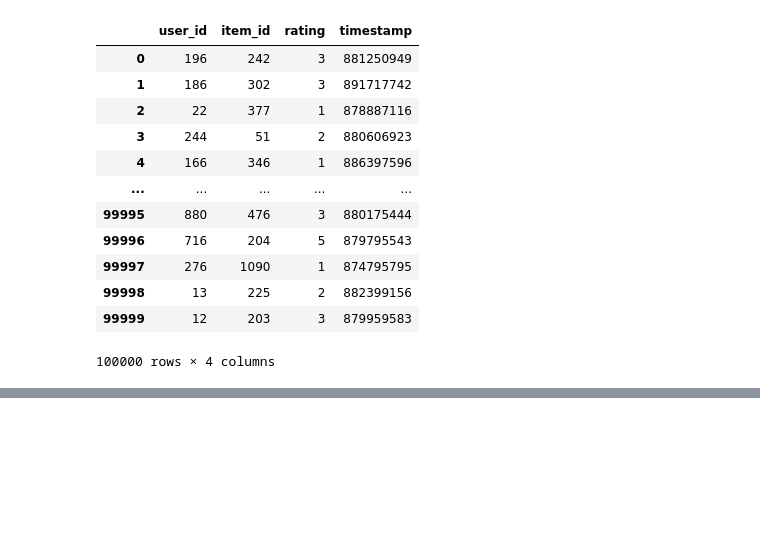
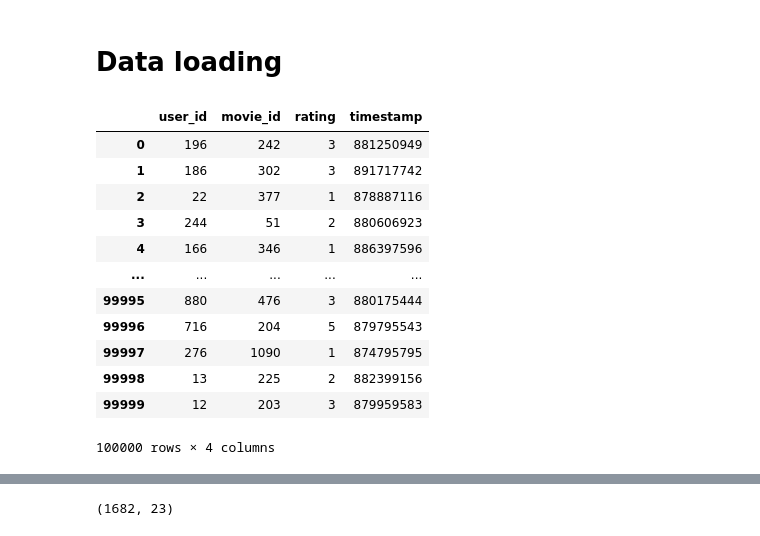
Before and after one commit to Kadaverciant/movie-recommender-system, a Jupyter notebook: notebooks/1.0-initial-data-exploration.ipynb, the cells around one changed output, grey strips where cells are left out. Drawn from its saved outputs; the diff is of its cells as text; code cells hidden in the pictures; blank space fills up the shorter version.

```diff
--- a/notebooks/1.0-initial-data-exploration.ipynb
+++ b/notebooks/1.0-initial-data-exploration.ipynb
@@ -1,11 +1,13 @@
 # %%
 import pandas as pd
 import numpy as np
+# %% [markdown]
+# Data loading
 # %%
-df_data = pd.read_csv("../data/raw/ml-100k/u.data", sep='\t', header=None, names=['user_id', 'item_id', 'rating', 'timestamp'])
-df_data
+data = pd.read_csv("../data/raw/ml-100k/u.data", sep='\t', header=None, names=['user_id', 'movie_id', 'rating', 'timestamp'])
+data
 # %% [output]
-|  | user_id | item_id | rating | timestamp |
+|  | user_id | movie_id | rating | timestamp |
 | 0 | 196 | 242 | 3 | 881250949 |
 | 1 | 186 | 302 | 3 | 891717742 |
 | 2 | 22 | 377 | 1 | 878887116 |
@@ -54,3 +61,7 @@ df_item
 | 1680 | 1681 | You So Crazy (1994) | 01-Jan-1994 | http://us.imdb.com/M/title-exact?... | 0 | 0 | 0 | 0 | 0 | ... |
 | 1681 | 1682 | Scream of Stone (Schrei aus Stein... | 08-Mar-1996 | http://us.imdb.com/M/title-exact?... | 0 | 0 | 0 | 0 | 0 | ... |
 1682 rows × 23 columns
+# %%
+items.shape
+# %% [output]
+(1682, 23)
```
Also changed, not shown: parts of 58 cells of this notebook, 1 other file.
